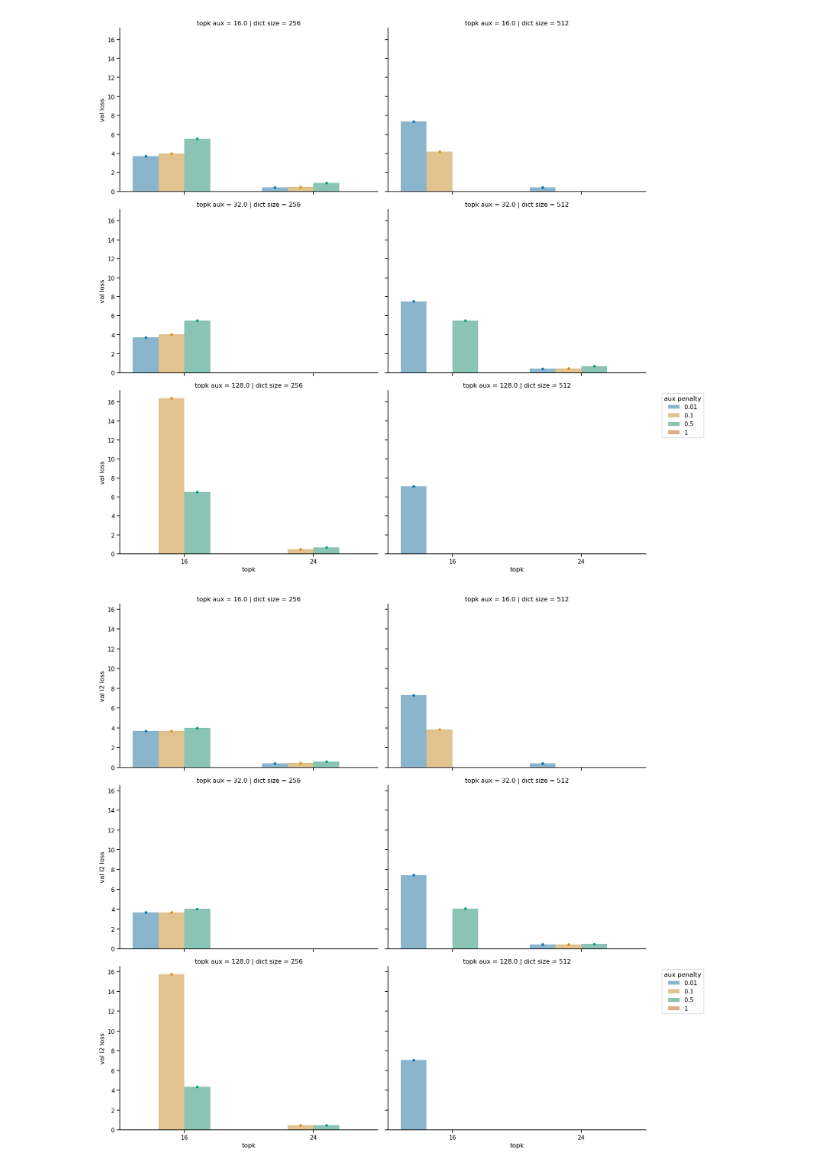
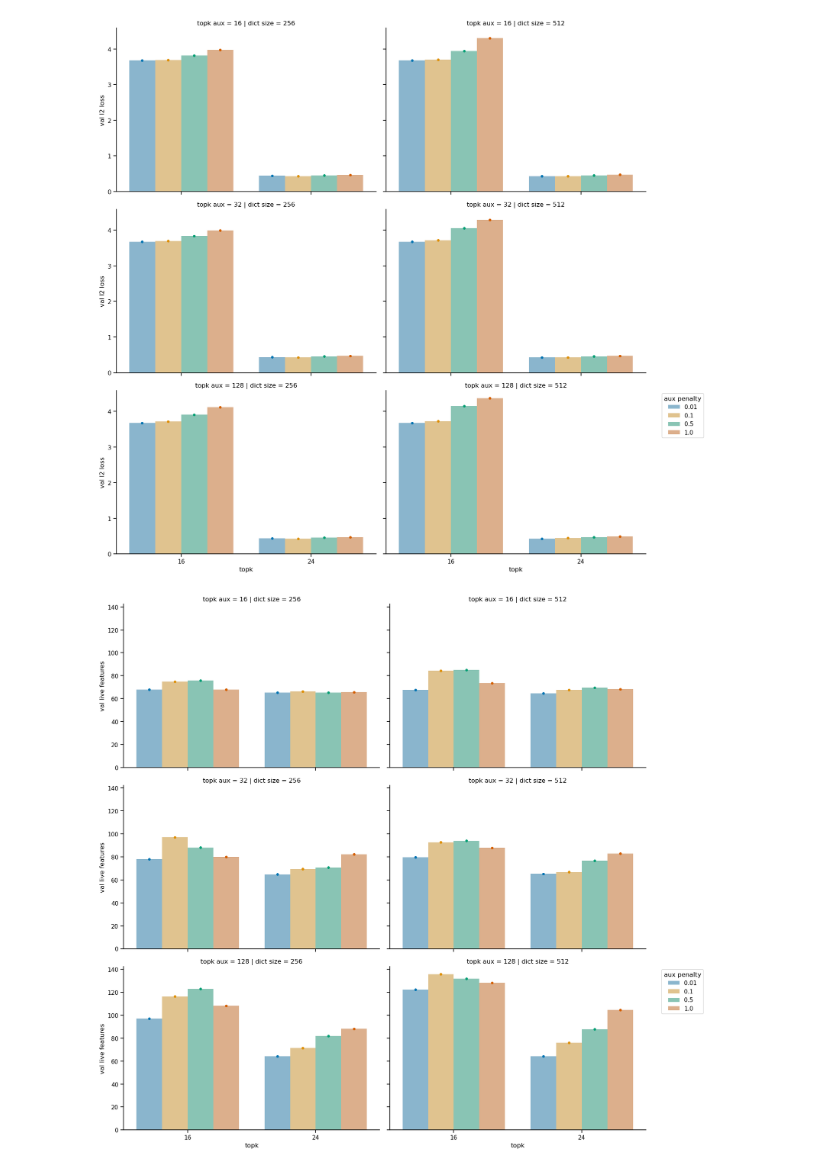
Before and after one commit to jackdesmarais/SAE_Hackathon, a Jupyter notebook: batch_topK_hyperParam_sweep/analysis/in_progress_analysis.ipynb, the cells around one changed output. Cells and saved outputs as stored; diff of their text form; code cells hidden in the pictures.

```diff
--- a/batch_topK_hyperParam_sweep/analysis/in_progress_analysis.ipynb
+++ b/batch_topK_hyperParam_sweep/analysis/in_progress_analysis.ipynb
@@ -55,7 +54,7 @@ import numpy as np
 sns.set_context('notebook')
 sns.set_palette('colorblind')
 
-metrics = pd.read_csv('./v7_hp_sweepHP_sweep-Training_traces.csv',index_col=[0,1,2,3,4,5,6,7], header=0)
+metrics = pd.read_csv('./v11_adaptive_chunk_size_dataset-Training_traces.csv',index_col=[0,1,2,3,4,5,6,7], header=0)
 metrics.columns.name = 'Metrics'
 display(metrics)
 # %% [output]
@@ -96,10 +97,10 @@ display(to_plot)
 # %%
-test_cols = ['val l2 loss','val live features']
+test_cols = ['val l2 loss','val live features', 'running epoch time (min)']
+to_plot['num workers'] = pd.Categorical(to_plot['num workers'])
 
-sel_df = to_plot[(to_plot['dict size'] == 256) & (to_plot['topk aux'] == 16) & (to_plot['topk'] == 16) & (to_plot['aux penalty'] == 0.5)]
 
 for col in test_cols:
-    g= sns.relplot(data=sel_df, kind='line',
+    g= sns.relplot(data=to_plot, kind='line',
                 x= 'epoch', y=col,
                 hue='aux penalty',
                 style='topk',
@@ -108,10 +109,10 @@ for col in test_cols:
 
     g.map_dataframe(sns.scatterplot, x= 'epoch', y=col,
                 style='topk', hue='aux penalty')
-    g.refline(x=20, color='k', linestyle='--', alpha=0.5)
-    g.refline(x=39, color='k', linestyle='--', alpha=0.5)
+    # g.refline(x=20, color='k', linestyle='--', alpha=0.5)
+    # g.refline(x=39, color='k', linestyle='--', alpha=0.5)
     if col == 'val l2 loss':
-        plt.ylim(3.8,5)
+        plt.ylim(0.1,5)
         plt.yscale('log')
 
 
@@ -126,20 +127,0 @@ for col in test_cols:
-# %%
-test_cols = ['val loss', 'val l2 loss', 'val l0 norm', 'val l1 norm', 'val aux loss','val live features','val num dead features']
-
-
-for col in test_cols:
-    g= sns.relplot(data=to_plot, kind='line',
-                x= 'epoch', y=col,
-                hue='aux penalty',
-                style='topk',
-                col='dict size',
-                row='topk aux')
-
-    g.map_dataframe(sns.scatterplot, x= 'epoch', y=col,
-                style='topk', hue='aux penalty')
-
-    # g.refline(y=spliceAI_mets.loc['2024_12_14_SpliceAI_10k_Cryptic_test_metirics_no_topK_untrained_alphas_nologits.pckl',col[4:]],
-    #             c='k', alpha=0.5, linestyle='--', label='SpliceAI 10kb ensemble')
-    # g.refline(y=spliceAI_mets.loc['2024_12_14_SpliceAI_400_Cryptic_test_metirics_no_topK_untrained_alphas_nologits.pckl',col[4:]],
-    #             c='k', alpha=0.6, linestyle='-.', label='SpliceAI 400bp ensemble')
-    plt.show()
@@ -176,32 +150,32 @@ bar
 # %%
-to_plot = bar.copy()
-to_plot['topk aux'] = 2 ** np.round(np.log2(to_plot['topk aux']))
+bar_plot = bar.copy()
+# bar_plot['topk aux'] = 2 ** np.round(np.log2(bar_plot['topk aux']))
 
-to_plot['aux penalty'] = to_plot['aux penalty'].astype(str)
-hue_order = ['0.01', '0.1', '0.5', '1']
+bar_plot['aux penalty'] = bar_plot['aux penalty'].astype(str)
+hue_order = ['0.01', '0.1', '0.5', '1.0']
 palette = ['C0','C1','C2','C3']
 for col in test_cols:
-    g = sns.catplot(data=to_plot, kind='bar',
+    g = sns.catplot(data=bar_plot, kind='bar',
                     y=col, alpha=0.5,
                     hue='aux penalty',
                     x='topk',
                     col='dict size',
                     row='topk aux',
                     hue_order=hue_order,
                     palette=palette,
                     aspect=1.5,
                     # col_wrap=3,
                     legend=True)
     g.legend.remove()
     g.map_dataframe(sns.swarmplot, y=col,
                     hue='aux penalty',
                     x='topk',
                     hue_order=hue_order,
                     palette=palette,
                     dodge=True,
                     legend=False)
 
     plt.legend(title='aux penalty', bbox_to_anchor=(1.05, 1), loc='upper left')
 # %% [output]
-[figure, old version]
+[figure, new version]
-[figure, old version]
+[figure, new version]
```
Also changed, not shown: parts of 20 cells of this notebook.
